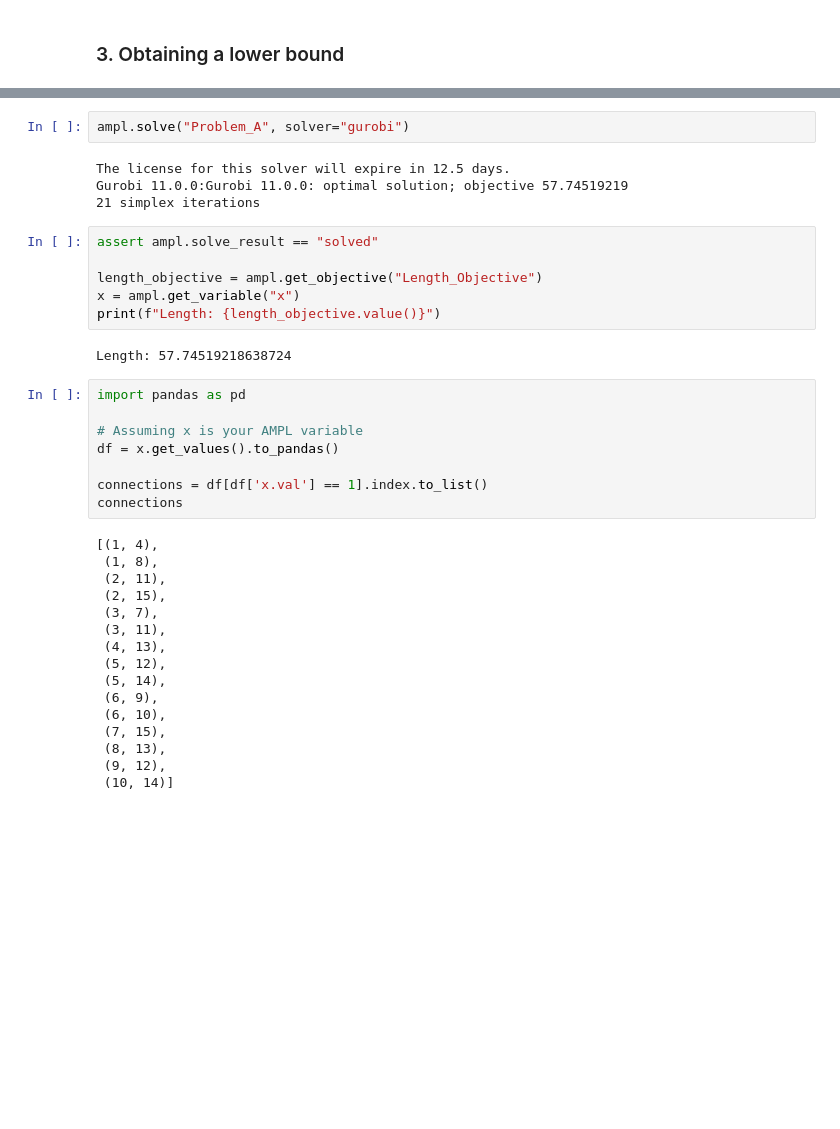
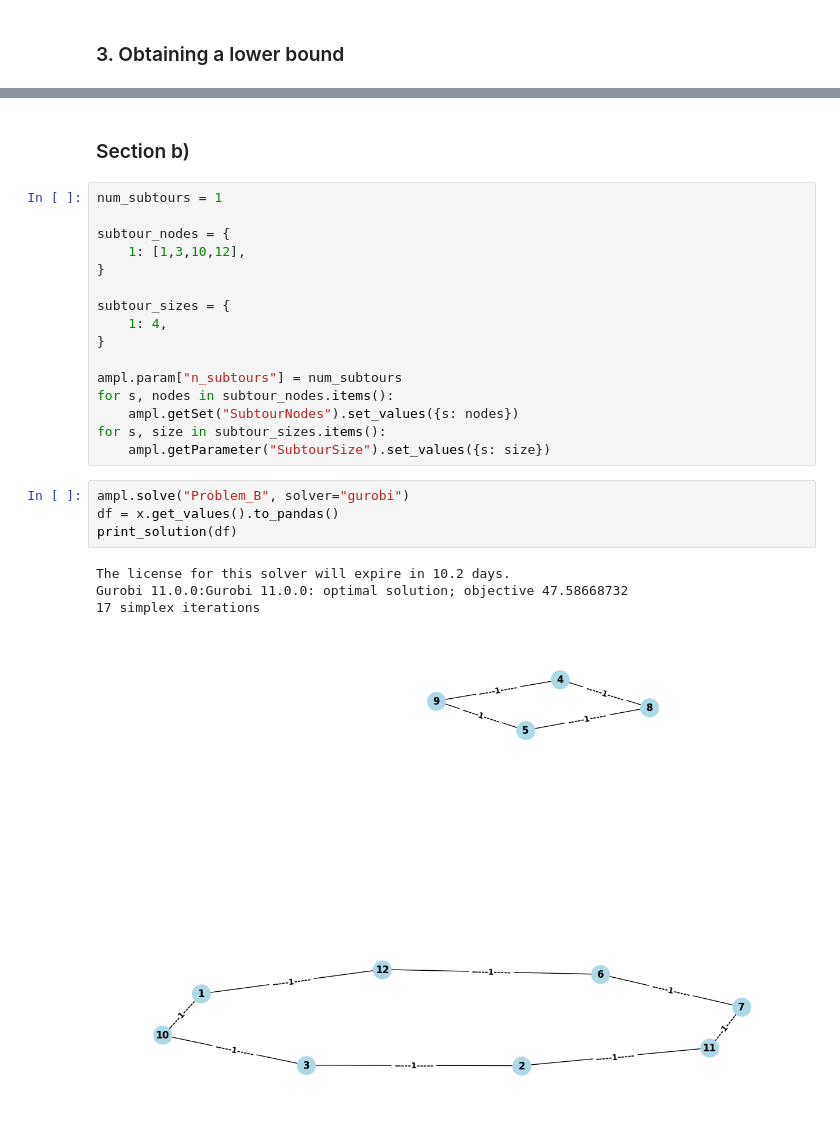
Before and after one commit to reverdat/Bierzo-TSP, a Jupyter notebook: report.ipynb, the cells around one changed output, grey strips where cells are left out. Cells and saved outputs as stored; diff of their text form; blank space fills up the shorter version.

```diff
--- a/report.ipynb
+++ b/report.ipynb
@@ -86,38 +139,27 @@ ampl.param["distance_matrix"] = distance_matrix_df
+# %% [markdown]
+### Section b)
+# %%
+num_subtours = 1
+
+subtour_nodes = {
+    1: [1,3,10,12],
+}
+
+subtour_sizes = {
+    1: 4,
+}
+
+ampl.param["n_subtours"] = num_subtours
+for s, nodes in subtour_nodes.items():
+    ampl.getSet("SubtourNodes").set_values({s: nodes})
+for s, size in subtour_sizes.items():
+    ampl.getParameter("SubtourSize").set_values({s: size})
 # %%
-ampl.solve("Problem_A", solver="gurobi")
+ampl.solve("Problem_B", solver="gurobi")
+df = x.get_values().to_pandas()
+print_solution(df)
 # %% [output]
-The license for this solver will expire in 12.5 days.
-Gurobi 11.0.0:Gurobi 11.0.0: optimal solution; objective 57.74519219
-21 simplex iterations
+The license for this solver will expire in 10.2 days.
+Gurobi 11.0.0:Gurobi 11.0.0: optimal solution; objective 47.58668732
+17 simplex iterations
+[figure, added]
-# %%
-assert ampl.solve_result == "solved"
-
-length_objective = ampl.get_objective("Length_Objective")
-x = ampl.get_variable("x")
-print(f"Length: {length_objective.value()}")
-# %% [output]
-Length: 57.74519218638724
-# %%
-import pandas as pd
-
-# Assuming x is your AMPL variable
-df = x.get_values().to_pandas()
-
-connections = df[df['x.val'] == 1].index.to_list()
-connections
-# %% [output]
-[(1, 4),
- (1, 8),
- (2, 11),
- (2, 15),
- (3, 7),
- (3, 11),
- (4, 13),
- (5, 12),
- (5, 14),
- (6, 9),
- (6, 10),
- (7, 15),
- (8, 13),
- (9, 12),
- (10, 14)]
```
Also changed, not shown: parts of 17 cells of this notebook, 5 other files.
